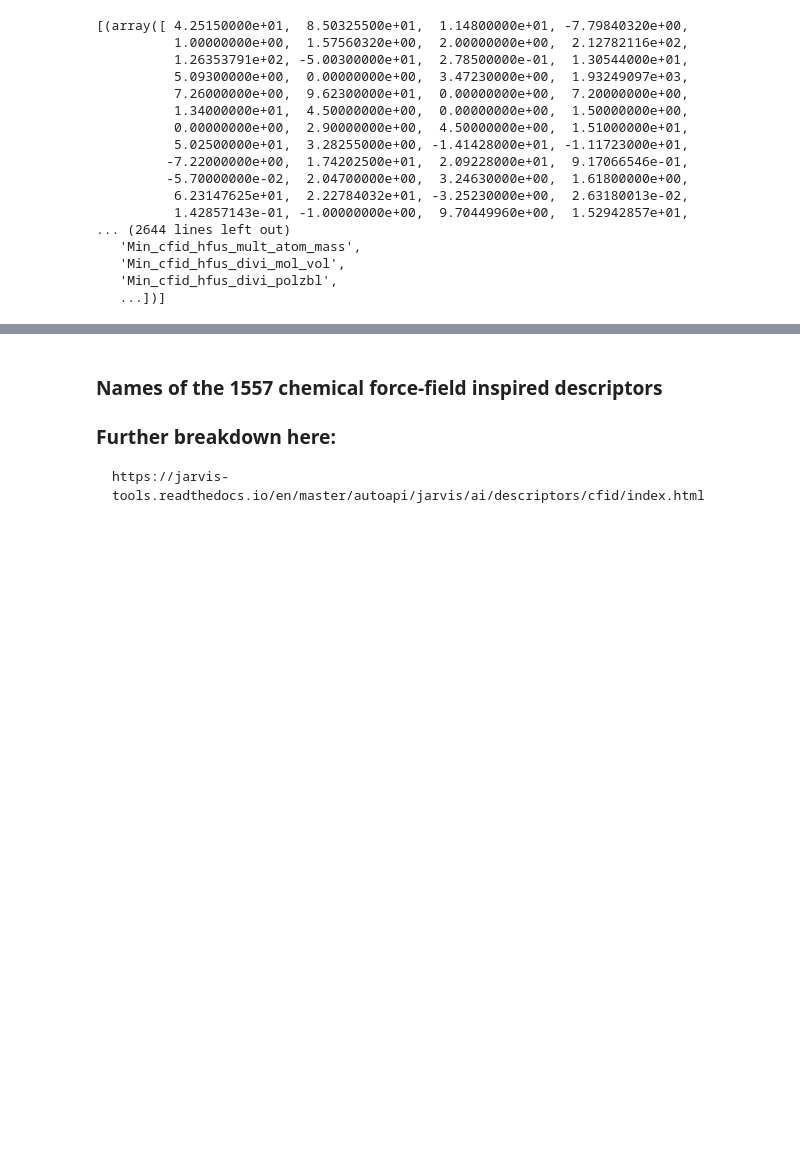
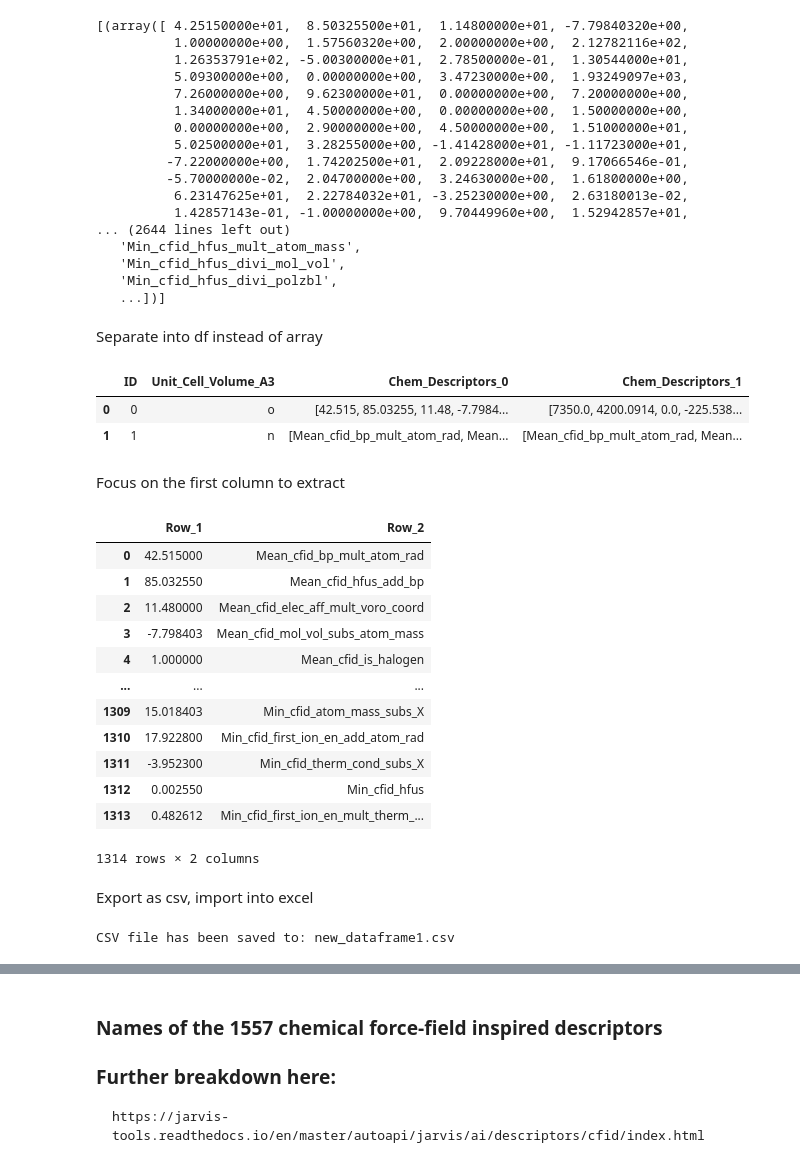
Before and after one commit to EmilJaffal/Simple-and-effective-solid-state-structure-featurizer, a Jupyter notebook: JARVIS_Eval.ipynb, the cells around one changed output, grey strips where cells are left out. Drawn from its saved outputs; the diff is of its cells as text; code cells hidden in the pictures; blank space fills up the shorter version.

```diff
--- a/JARVIS_Eval.ipynb
+++ b/JARVIS_Eval.ipynb
@@ -68,3 +70,51 @@ X
    'Min_cfid_hfus_divi_mol_vol',
    'Min_cfid_hfus_divi_polzbl',
    ...])]
+# %% [markdown]
+Separate into df instead of array
+# %%
+# Create DataFrame
+data = {'ID': IDs, 'Unit_Cell_Volume_A3': Y}
+df = pd.DataFrame(data)
+
+# Add Chem_Descriptors as columns
+for i, chem_desc in enumerate(X):
+    df[f'Chem_Descriptors_{i}'] = chem_desc
+
+df
+# %% [output]
+|  | ID | Unit_Cell_Volume_A3 | Chem_Descriptors_0 | Chem_Descriptors_1 |
+| 0 | 0 | o | [42.515, 85.03255, 11.48, -7.7984... | [7350.0, 4200.0914, 0.0, -225.538... |
+| 1 | 1 | n | [Mean_cfid_bp_mult_atom_rad, Mean... | [Mean_cfid_bp_mult_atom_rad, Mean... |
+# %% [markdown]
+Focus on the first column to extract
+# %%
+# Extract Chem_Descriptors_0 from df
+chem_desc_0 = df['Chem_Descriptors_0']
+
+# Create a new DataFrame with row 1 and row 2 as columns
+new_df = pd.DataFrame({'Row_1': chem_desc_0.iloc[0], 'Row_2': chem_desc_0.iloc[1]})
+
+new_df
+# %% [output]
+|  | Row_1 | Row_2 |
+| 0 | 42.515000 | Mean_cfid_bp_mult_atom_rad |
+| 1 | 85.032550 | Mean_cfid_hfus_add_bp |
+| 2 | 11.480000 | Mean_cfid_elec_aff_mult_voro_coord |
+| 3 | -7.798403 | Mean_cfid_mol_vol_subs_atom_mass |
+| 4 | 1.000000 | Mean_cfid_is_halogen |
+| ... | ... | ... |
+| 1309 | 15.018403 | Min_cfid_atom_mass_subs_X |
+| 1310 | 17.922800 | Min_cfid_first_ion_en_add_atom_rad |
+| 1311 | -3.952300 | Min_cfid_therm_cond_subs_X |
+| 1312 | 0.002550 | Min_cfid_hfus |
+| 1313 | 0.482612 | Min_cfid_first_ion_en_mult_therm_... |
+1314 rows × 2 columns
+# %% [markdown]
+Export as csv, import into excel
+# %%
+csv_file_path = 'new_dataframe1.csv'
+new_df1.to_csv(csv_file_path, index=False)
+print(f"CSV file has been saved to: {csv_file_path}")
+# %% [output]
+CSV file has been saved to: new_dataframe1.csv
```
Also changed, not shown: parts of 3 cells of this notebook, 1 other file.
